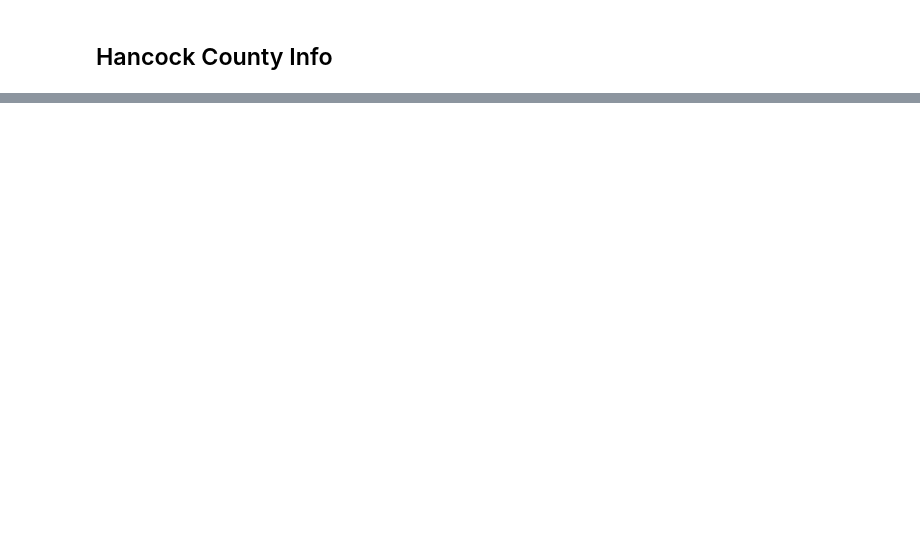
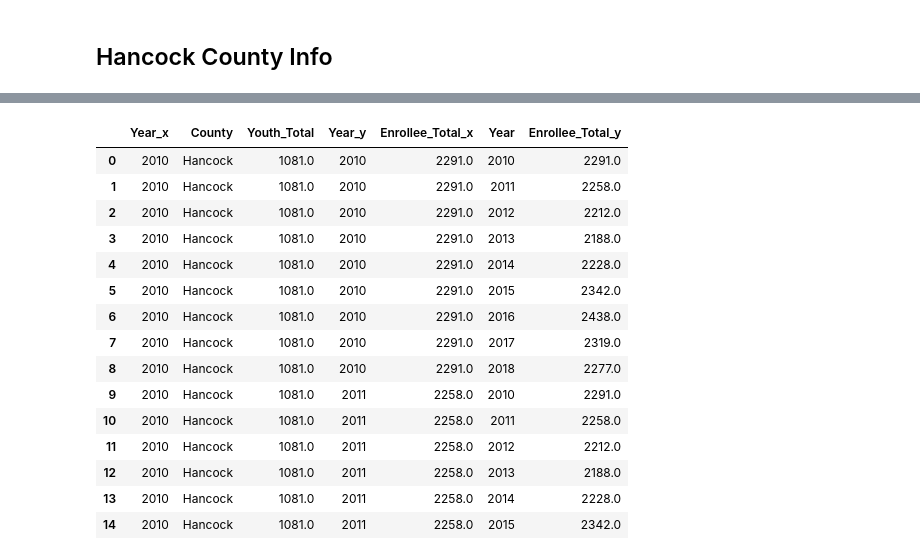
Before and after one commit to bryanclanton/TennCare-Enrollment-Analysis, a Jupyter notebook: TennCare_Enrollment_Analysis.ipynb, the cells around one changed output, grey strips where cells are left out. Cells and saved outputs as stored; diff of their text form; code cells hidden in the pictures; blank space fills up the shorter version.

```diff
--- a/TennCare_Enrollment_Analysis.ipynb
+++ b/TennCare_Enrollment_Analysis.ipynb
@@ -361,0 +363,4 @@ population_enrollee_2018.head(10)
+# %%
+enrollment_youth = enrollment[['Year', 'County', 'Female 0 - 18', 'Male 0 - 18']]
+enrollment_youth['Youth_Total'] = enrollment_youth['Female 0 - 18'] + enrollment_youth['Male 0 - 18']
+enrollment_youth.head()
@@ -361,0 +378,3 @@ population_enrollee_2018.head(10)
+# %%
+enrollment_youth_avg = round(enrollment_youth.groupby(['Year', 'County'])['Youth_Total'].mean().reset_index())
+enrollment_youth_avg.head()
@@ -362,2 +388,5 @@ population_enrollee_2018.head(10)
 # %% [markdown]
 ## Hancock County Info
+# %%
+hancock_youth = enrollment_youth_avg[enrollment_youth_avg.County == 'Hancock']
+hancock_youth.head(15)
@@ -370 +417,21 @@ county_avg_county.head()
 | 811 | 2018 | Hancock | 2277.0 |
+# %%
+hancock_youth = hancock_youth.merge(county_avg_hancock, on='County')
+hancock_youth.head(15)
+# %% [output]
+|  | Year_x | County | Youth_Total | Year_y | Enrollee_Total_x | Year | Enrollee_Total_y |
+| 0 | 2010 | Hancock | 1081.0 | 2010 | 2291.0 | 2010 | 2291.0 |
+| 1 | 2010 | Hancock | 1081.0 | 2010 | 2291.0 | 2011 | 2258.0 |
+| 2 | 2010 | Hancock | 1081.0 | 2010 | 2291.0 | 2012 | 2212.0 |
+| 3 | 2010 | Hancock | 1081.0 | 2010 | 2291.0 | 2013 | 2188.0 |
+| 4 | 2010 | Hancock | 1081.0 | 2010 | 2291.0 | 2014 | 2228.0 |
+| 5 | 2010 | Hancock | 1081.0 | 2010 | 2291.0 | 2015 | 2342.0 |
+| 6 | 2010 | Hancock | 1081.0 | 2010 | 2291.0 | 2016 | 2438.0 |
+| 7 | 2010 | Hancock | 1081.0 | 2010 | 2291.0 | 2017 | 2319.0 |
+| 8 | 2010 | Hancock | 1081.0 | 2010 | 2291.0 | 2018 | 2277.0 |
+| 9 | 2010 | Hancock | 1081.0 | 2011 | 2258.0 | 2010 | 2291.0 |
+| 10 | 2010 | Hancock | 1081.0 | 2011 | 2258.0 | 2011 | 2258.0 |
+| 11 | 2010 | Hancock | 1081.0 | 2011 | 2258.0 | 2012 | 2212.0 |
+| 12 | 2010 | Hancock | 1081.0 | 2011 | 2258.0 | 2013 | 2188.0 |
+| 13 | 2010 | Hancock | 1081.0 | 2011 | 2258.0 | 2014 | 2228.0 |
+| 14 | 2010 | Hancock | 1081.0 | 2011 | 2258.0 | 2015 | 2342.0 |
```
Also changed, not shown: parts of 9 cells of this notebook, 3 other files.
